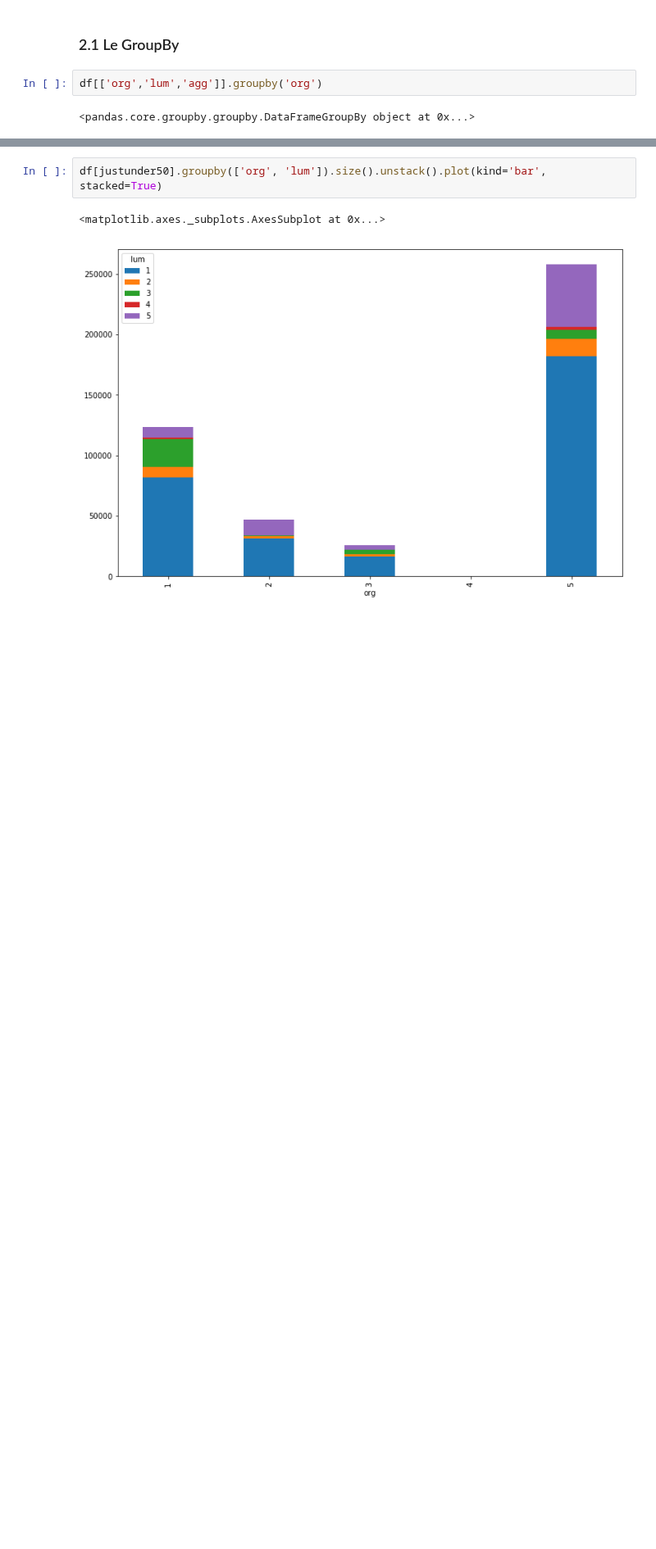
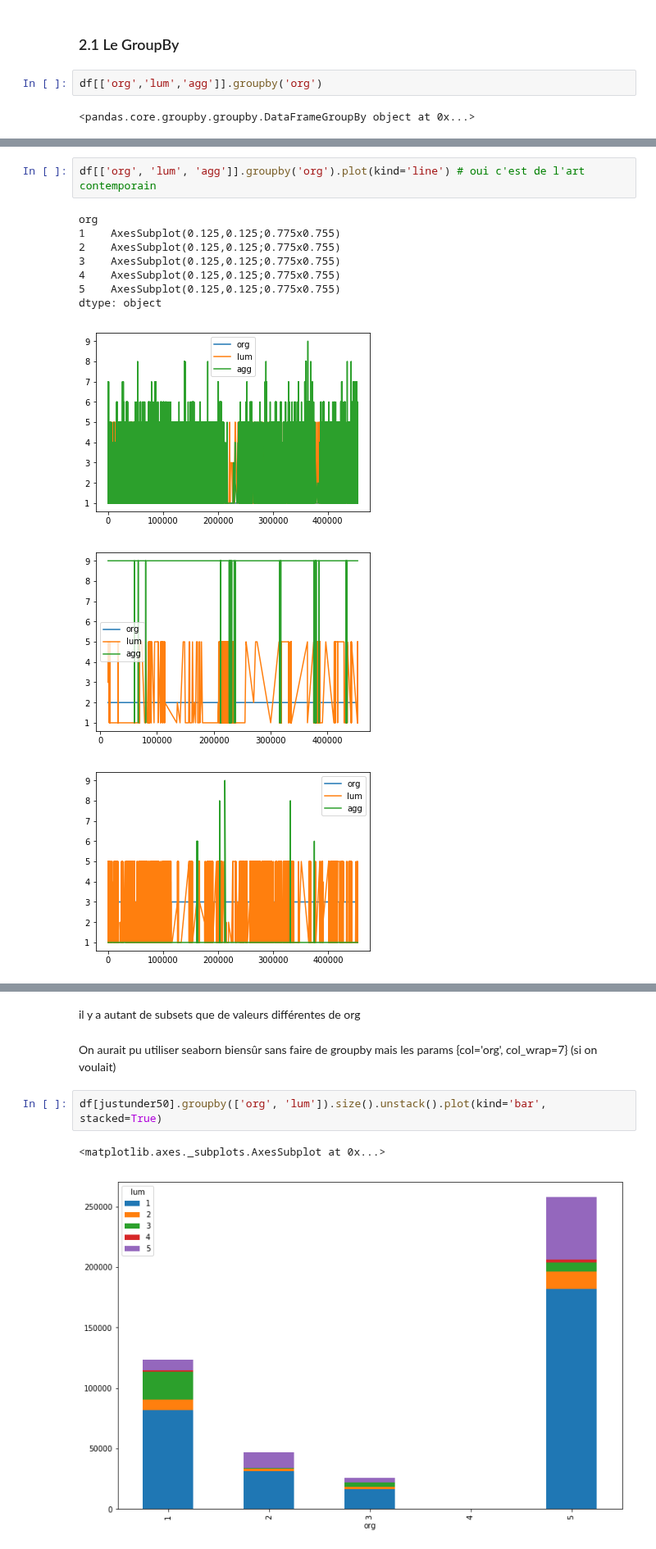
Before and after one commit to Luc-Bertin/TDs_ESILV, a Jupyter notebook: TD3_PlayingWithPandas.ipynb, the cells around one changed output, grey strips where cells are left out. Shown at 82% size. Cells and saved outputs as stored; diff of their text form; blank space fills up the shorter version.

```diff
--- a/TD3_PlayingWithPandas.ipynb
+++ b/TD3_PlayingWithPandas.ipynb
@@ -332,0 +359,13 @@ for df, df_name in df[['org', 'lum', 'agg']].groupby('org'):
+# %%
+df[['org', 'lum', 'agg']].groupby('org').plot(kind='line') # oui c'est de l'art contemporain
+# %% [output]
+org
+1    AxesSubplot(0.125,0.125;0.775x0.755)
+2    AxesSubplot(0.125,0.125;0.775x0.755)
+3    AxesSubplot(0.125,0.125;0.775x0.755)
+4    AxesSubplot(0.125,0.125;0.775x0.755)
+5    AxesSubplot(0.125,0.125;0.775x0.755)
+dtype: object
+[figure, added]
+[figure, added]
+[figure, added]
@@ -333,3 +374,7 @@ for df, df_name in df[['org', 'lum', 'agg']].groupby('org'):
+# %% [markdown]
+il y a autant de subsets que de valeurs différentes de org
+# %% [markdown]
+On aurait pu utiliser seaborn biensûr sans faire de groupby mais les params {col='org', col_wrap=7} (si on voulait)
 # %%
 df[justunder50].groupby(['org', 'lum']).size().unstack().plot(kind='bar', stacked=True)
 # %% [output]
```
Also changed, not shown: parts of 23 cells of this notebook.
